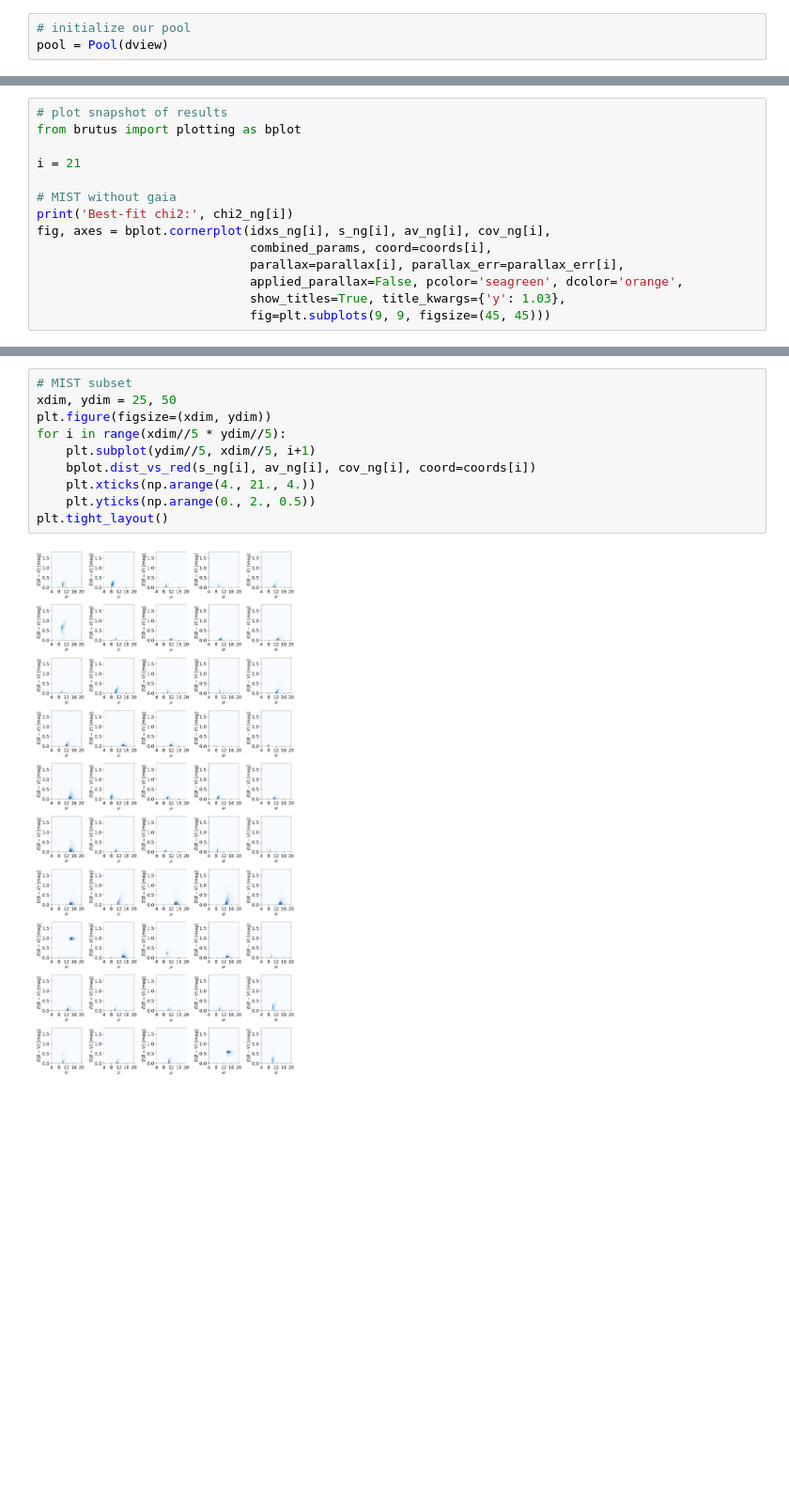
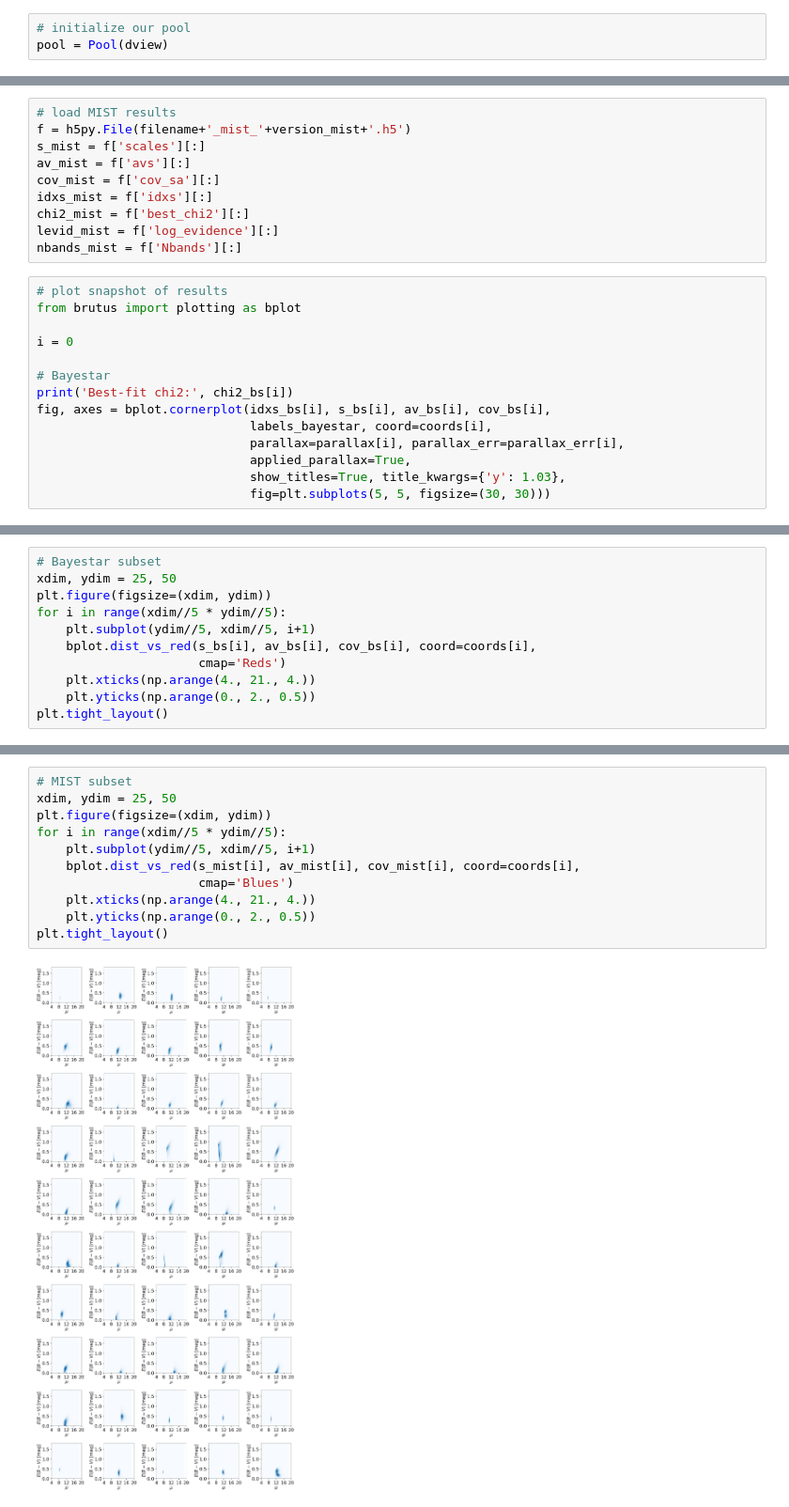
Before and after one commit to joshspeagle/brutus, a Jupyter notebook: bayestar_comparison.ipynb, the cells around one changed output, grey strips where cells are left out. Shown at 94% size. Drawn from its saved outputs; the diff is of its cells as text; blank space fills up the shorter version.

```diff
--- a/bayestar_comparison.ipynb
+++ b/bayestar_comparison.ipynb
@@ -238,15 +190,25 @@ levid_yg_bs = f['log_evidence'][:]
+# %%
+# load MIST results
+f = h5py.File(filename+'_mist_'+version_mist+'.h5')
+s_mist = f['scales'][:]
+av_mist = f['avs'][:]
+cov_mist = f['cov_sa'][:]
+idxs_mist = f['idxs'][:]
+chi2_mist = f['best_chi2'][:]
+levid_mist = f['log_evidence'][:]
+nbands_mist = f['Nbands'][:]
 # %%
 # plot snapshot of results
 from brutus import plotting as bplot
 
-i = 21
+i = 0
 
-# MIST without gaia
-print('Best-fit chi2:', chi2_ng[i])
-fig, axes = bplot.cornerplot(idxs_ng[i], s_ng[i], av_ng[i], cov_ng[i],
-                             combined_params, coord=coords[i],
+# Bayestar
+print('Best-fit chi2:', chi2_bs[i])
+fig, axes = bplot.cornerplot(idxs_bs[i], s_bs[i], av_bs[i], cov_bs[i],
+                             labels_bayestar, coord=coords[i],
                              parallax=parallax[i], parallax_err=parallax_err[i],
-                             applied_parallax=False, pcolor='seagreen', dcolor='orange',
+                             applied_parallax=True,
                              show_titles=True, title_kwargs={'y': 1.03},
-                             fig=plt.subplots(9, 9, figsize=(45, 45)))
+                             fig=plt.subplots(5, 5, figsize=(30, 30)))
 # %% [output]
@@ -290,0 +229,11 @@ Best-fit chi2: 0.75995
+# %%
+# Bayestar subset
+xdim, ydim = 25, 50
+plt.figure(figsize=(xdim, ydim))
+for i in range(xdim//5 * ydim//5):
+    plt.subplot(ydim//5, xdim//5, i+1)
+    bplot.dist_vs_red(s_bs[i], av_bs[i], cov_bs[i], coord=coords[i],
+                      cmap='Reds')
+    plt.xticks(np.arange(4., 21., 4.))
+    plt.yticks(np.arange(0., 2., 0.5))
+plt.tight_layout()
@@ -291,12 +242,13 @@ Best-fit chi2: 0.75995
 # %%
 # MIST subset
 xdim, ydim = 25, 50
 plt.figure(figsize=(xdim, ydim))
 for i in range(xdim//5 * ydim//5):
     plt.subplot(ydim//5, xdim//5, i+1)
-    bplot.dist_vs_red(s_ng[i], av_ng[i], cov_ng[i], coord=coords[i])
+    bplot.dist_vs_red(s_mist[i], av_mist[i], cov_mist[i], coord=coords[i],
+                      cmap='Blues')
     plt.xticks(np.arange(4., 21., 4.))
     plt.yticks(np.arange(0., 2., 0.5))
 plt.tight_layout()
 # %% [output]
-[figure, old version]
+[figure, new version]
```
Also changed, not shown: parts of 24 cells of this notebook, 1 other file.
